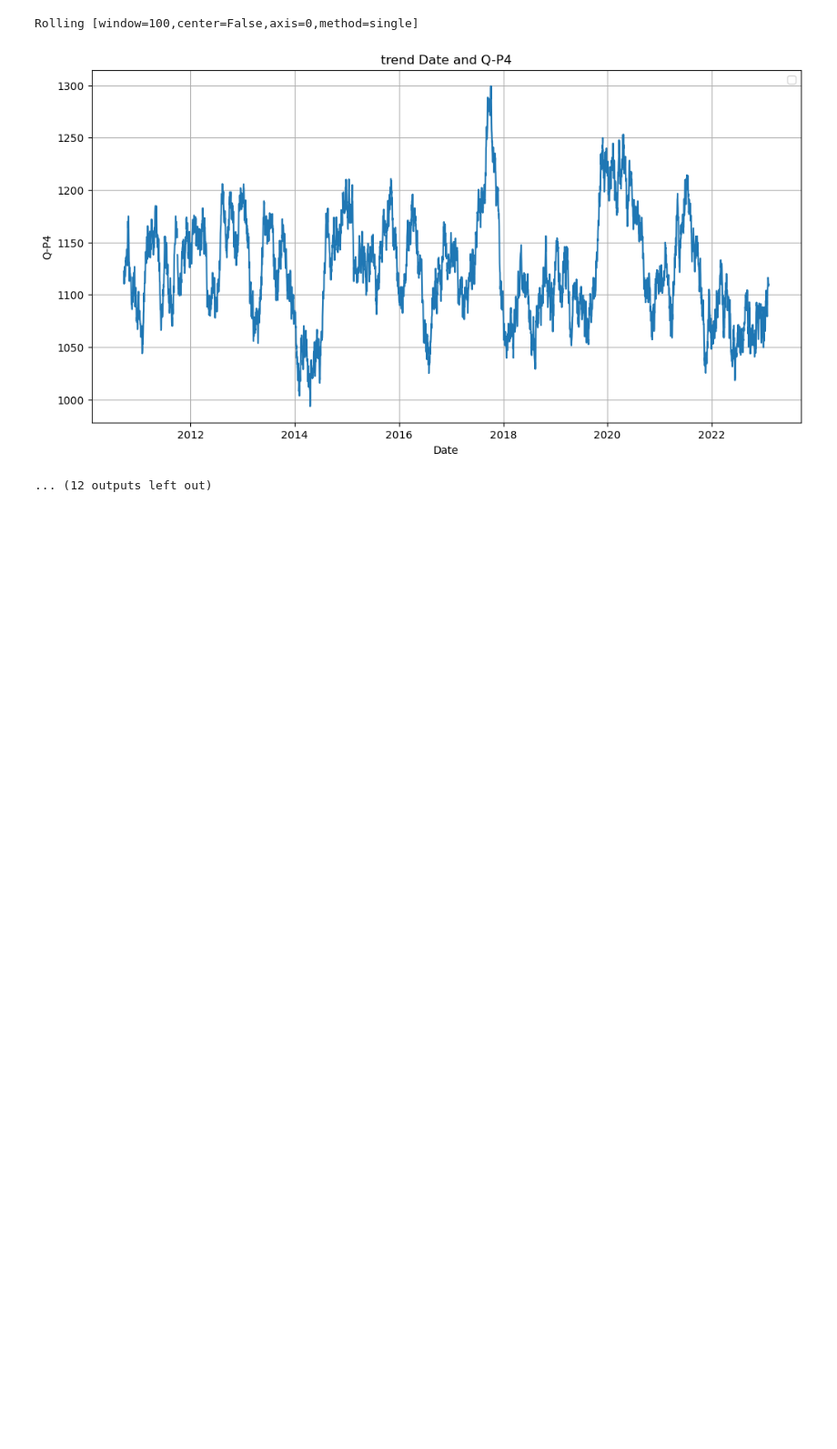
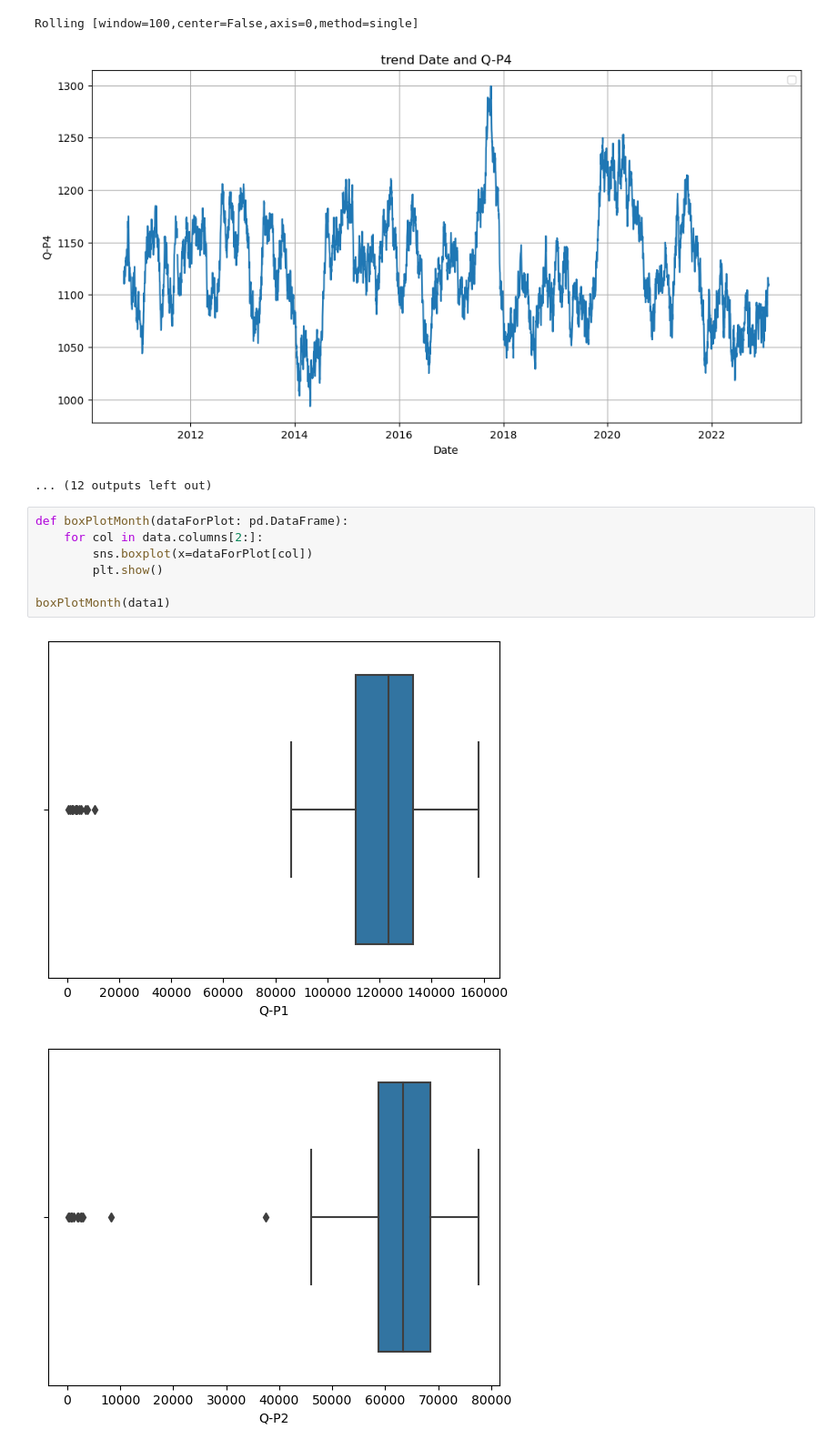
Before and after one commit to lLab-sy/jupyter-test, a Jupyter notebook: Examle-Project/code.ipynb, the cells around one changed output. Shown at 91% size. Drawn from its saved outputs; the diff is of its cells as text; blank space fills up the shorter version.

Commit message:
add boxplot

```diff
--- a/Examle-Project/code.ipynb
+++ b/Examle-Project/code.ipynb
@@ -127,3 +134,13 @@ No artists with labels found to put in legend.  Note that artists whose label st
 Rolling [window=100,center=False,axis=0,method=single]
 [figure]
 ... (12 outputs left out)
+# %%
+def boxPlotMonth(dataForPlot: pd.DataFrame):
+    for col in data.columns[2:]:
+        sns.boxplot(x=dataForPlot[col])
+        plt.show()
+
+boxPlotMonth(data1)
+# %% [output]
+[figure, added]
+[figure, added]
```
Also changed, not shown: parts of 4 cells of this notebook, 1 other file.
